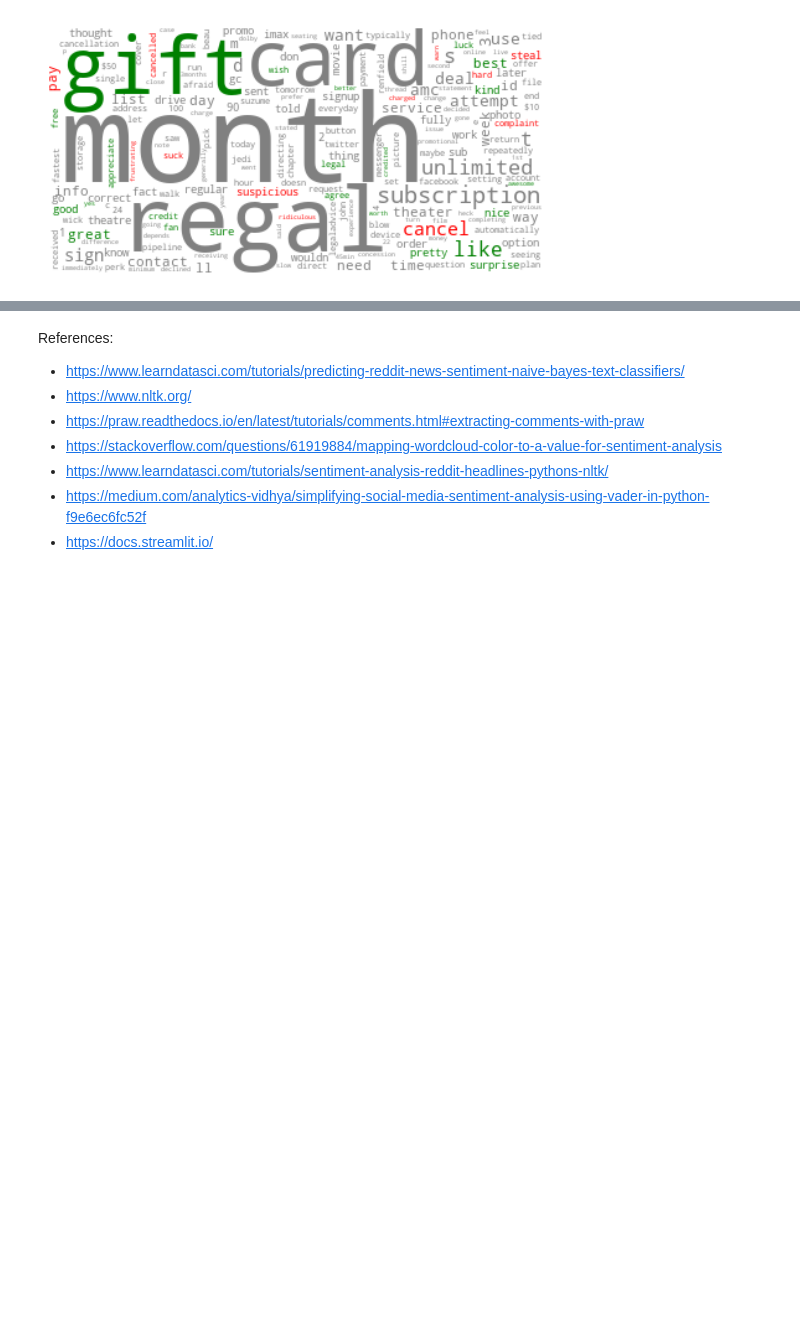
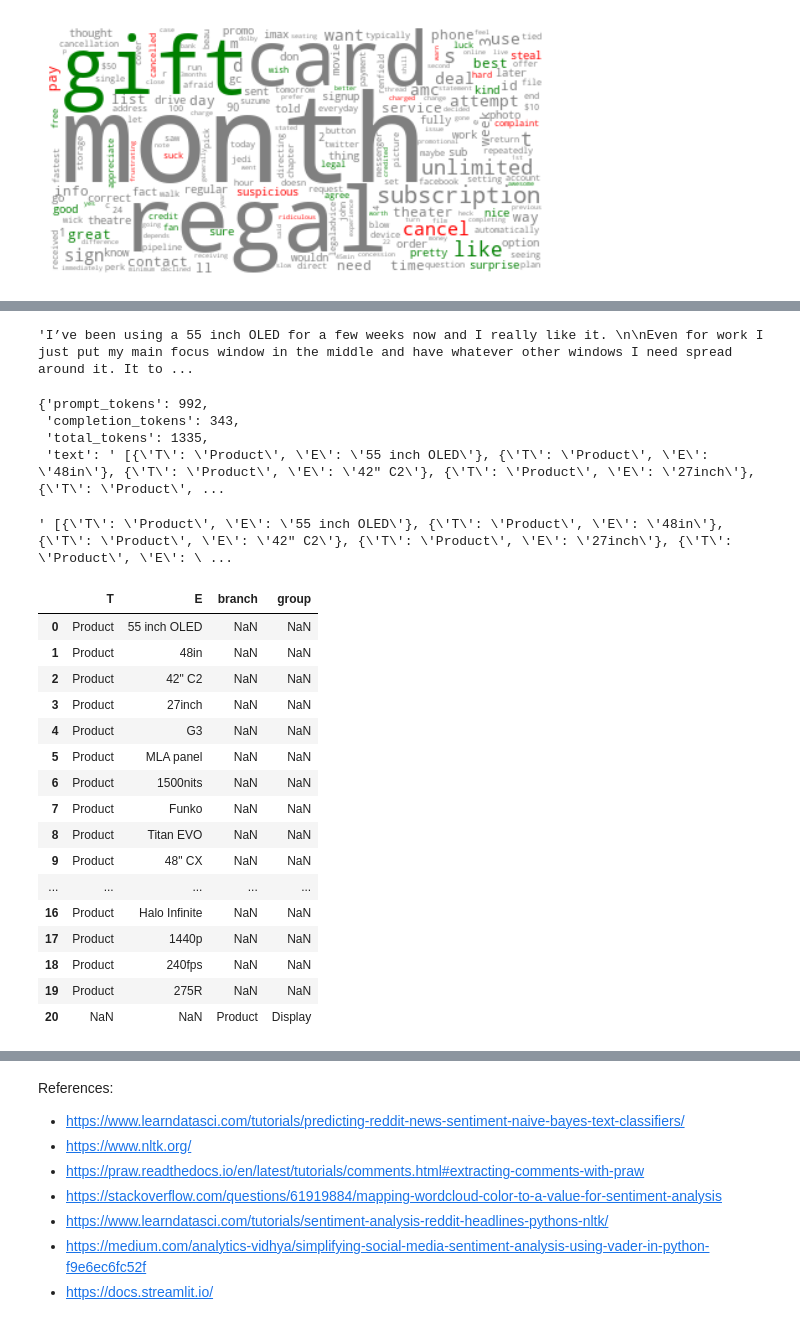
Before and after one commit to anudeepvanjavakam1/lit_or_not_on_reddit, a Jupyter notebook: set_up_notebook.ipynb, the cells around one changed output, grey strips where cells are left out. Saved outputs shown, nothing was run; the diff lists cells and outputs as text; code cells hidden in the pictures; blank space fills up the shorter version.

Commit message:
adding NER feature (token classification) to identify products

```diff
--- a/set_up_notebook.ipynb
+++ b/set_up_notebook.ipynb
@@ -397,0 +651,6 @@ Try sentiment for sentences instead of words. There may be some sentences such a
+# %%
+from promptify import OpenAI
+from promptify import Prompter
+
+model = OpenAI('OPEN_AI_SECRET_KEY') # or `HubModel()` for Huggingface-based inference
+nlp_prompter = Prompter(model)
@@ -397,0 +677,44 @@ Try sentiment for sentences instead of words. There may be some sentences such a
+# %%
+sentences = ' '.join(comments)
+sentences
+# %% [output]
+'I’ve been using a 55 inch OLED for a few weeks now and I really like it. \n\nEven for work I just put my main focus window in the middle and have whatever other windows I need spread around it. It to ...
+# %%
+sentence = "The LG UltraGear 27GL83A-B stands out as the best overall gaming monitor, boasting a stunning 27-inch QHD (1440p) IPS display that delivers breathtaking visuals with vibrant colors and sharp details."
+result = nlp_prompter.fit('ner.jinja',
+                          domain      = 'products',
+                          text_input  = sentences,
+                          labels      = None)
+# %%
+result
+# %% [output]
+{'prompt_tokens': 992,
+ 'completion_tokens': 343,
+ 'total_tokens': 1335,
+ 'text': ' [{\'T\': \'Product\', \'E\': \'55 inch OLED\'}, {\'T\': \'Product\', \'E\': \'48in\'}, {\'T\': \'Product\', \'E\': \'42" C2\'}, {\'T\': \'Product\', \'E\': \'27inch\'}, {\'T\': \'Product\', ...
+# %%
+tags = result['text']
+tags
+# %% [output]
+' [{\'T\': \'Product\', \'E\': \'55 inch OLED\'}, {\'T\': \'Product\', \'E\': \'48in\'}, {\'T\': \'Product\', \'E\': \'42" C2\'}, {\'T\': \'Product\', \'E\': \'27inch\'}, {\'T\': \'Product\', \'E\': \ ...
+# %%
+tags_df = pd.DataFrame.from_records(eval(tags))
+tags_df
+# %% [output]
+|  | T | E | branch | group |
+| 0 | Product | 55 inch OLED | NaN | NaN |
+| 1 | Product | 48in | NaN | NaN |
+| 2 | Product | 42" C2 | NaN | NaN |
+| 3 | Product | 27inch | NaN | NaN |
+| 4 | Product | G3 | NaN | NaN |
+| 5 | Product | MLA panel | NaN | NaN |
+| 6 | Product | 1500nits | NaN | NaN |
+| 7 | Product | Funko | NaN | NaN |
+| 8 | Product | Titan EVO | NaN | NaN |
+| 9 | Product | 48" CX | NaN | NaN |
+| ... | ... | ... | ... | ... |
+| 16 | Product | Halo Infinite | NaN | NaN |
+| 17 | Product | 1440p | NaN | NaN |
+| 18 | Product | 240fps | NaN | NaN |
+| 19 | Product | 275R | NaN | NaN |
+| 20 | NaN | NaN | Product | Display |
```
Also changed, not shown: parts of 28 cells of this notebook, 12 other files.
